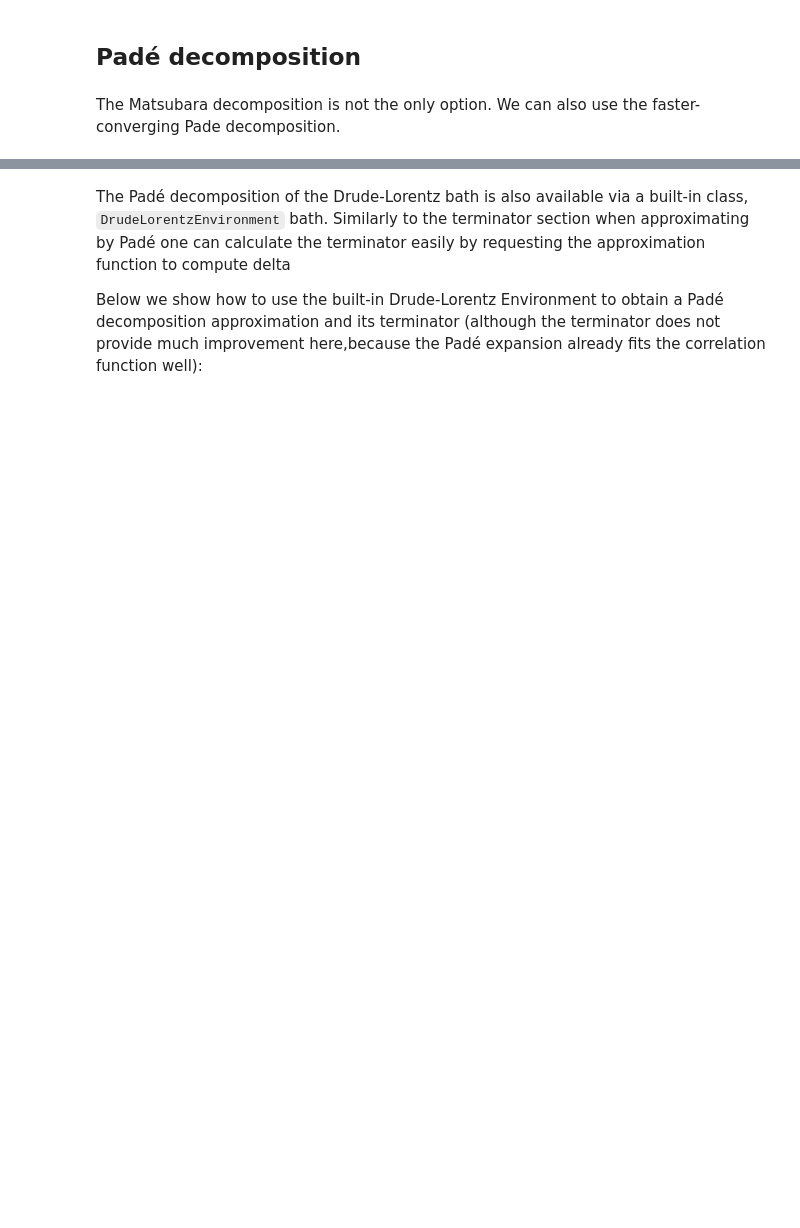
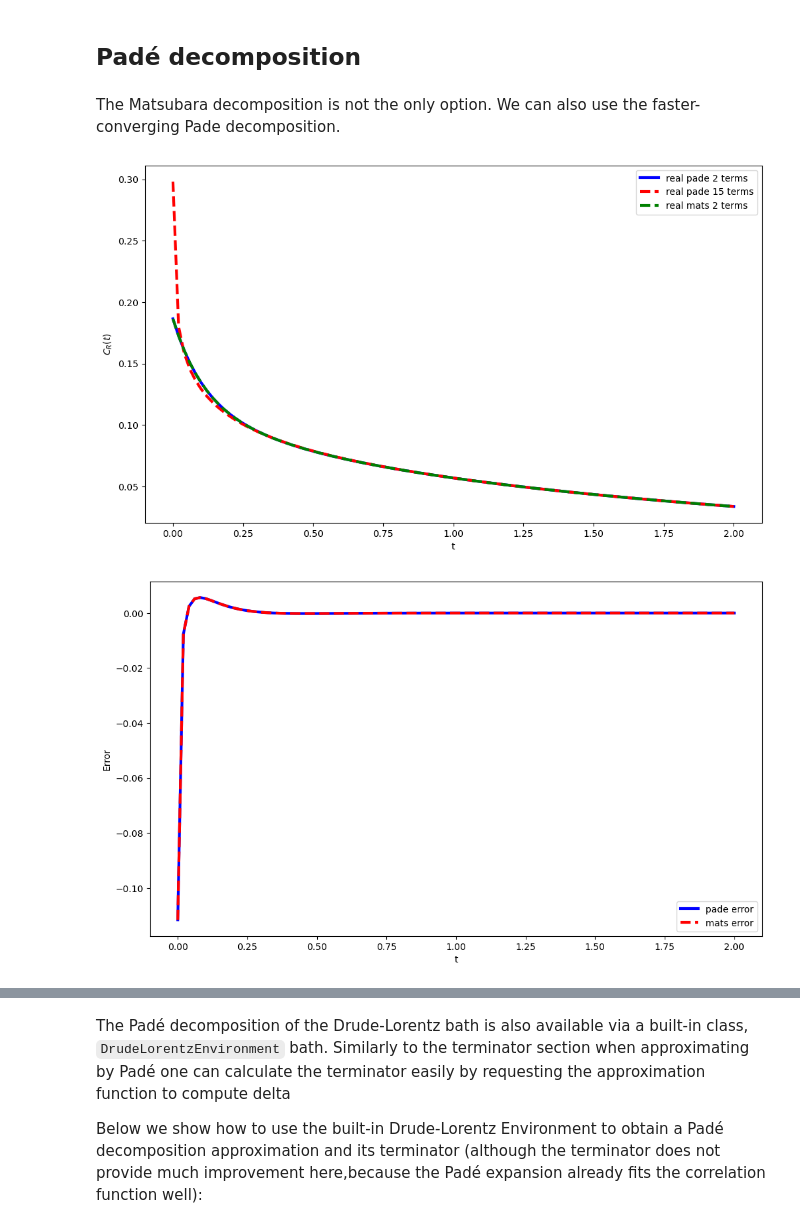
Before and after one commit to qutip/qutip-tutorials, a Jupyter notebook: tutorials-v5/heom/heom-1a-spin-bath-model-basic.ipynb, the cells around one changed output, grey strips where cells are left out. Drawn from its saved outputs; the diff is of its cells as text; code cells hidden in the pictures; blank space fills up the shorter version.

```diff
--- a/tutorials-v5/heom/heom-1a-spin-bath-model-basic.ipynb
+++ b/tutorials-v5/heom/heom-1a-spin-bath-model-basic.ipynb
@@ -585,7 +610,7 @@ def pade_corr(tlist, lmax):
 
 tlist_corr = np.linspace(0, 2, 100)
 cppLP, etapLP, gampLP = pade_corr(tlist_corr, 2)
-corr_15k = dlenv.correlation_function(tlist_corr, Nk=15_000)
+corr_15k = dlenv.correlation_function(tlist_corr, Nk=15)
 corr_2k = dlenv.correlation_function(tlist_corr, Nk=2)
 
 fig, ax1 = plt.subplots(figsize=(12, 7))
@@ -601,40 +626,43 @@ ax1.plot(
     np.real(corr_15k),
     "r--",
     linewidth=3,
-    label=r"real mats 15000 terms",
+    label=r"real pade 15 terms",
 )
 ax1.plot(
     tlist_corr,
     np.real(corr_2k),
     "g--",
     linewidth=3,
     label=r"real mats 2 terms",
 )
 
 ax1.set_xlabel("t")
 ax1.set_ylabel(r"$C_{R}(t)$")
 ax1.legend()
 
 fig, ax1 = plt.subplots(figsize=(12, 7))
 
 ax1.plot(
     tlist_corr,
     np.real(cppLP) - np.real(corr_15k),
     color="b",
     linewidth=3,
     label=r"pade error",
 )
 ax1.plot(
     tlist_corr,
     np.real(corr_2k) - np.real(corr_15k),
     "r--",
     linewidth=3,
     label=r"mats error",
 )
 
 ax1.set_xlabel("t")
 ax1.set_ylabel(r"Error")
 ax1.legend();
+# %% [output]
+[figure, added]
+[figure, added]
 # %%
 # put pade parameters in lists for heom solver
 ckAR = [np.real(eta) + 0j for eta in etapLP]
```
Also changed, not shown: parts of 28 cells of this notebook, 3 other files.
